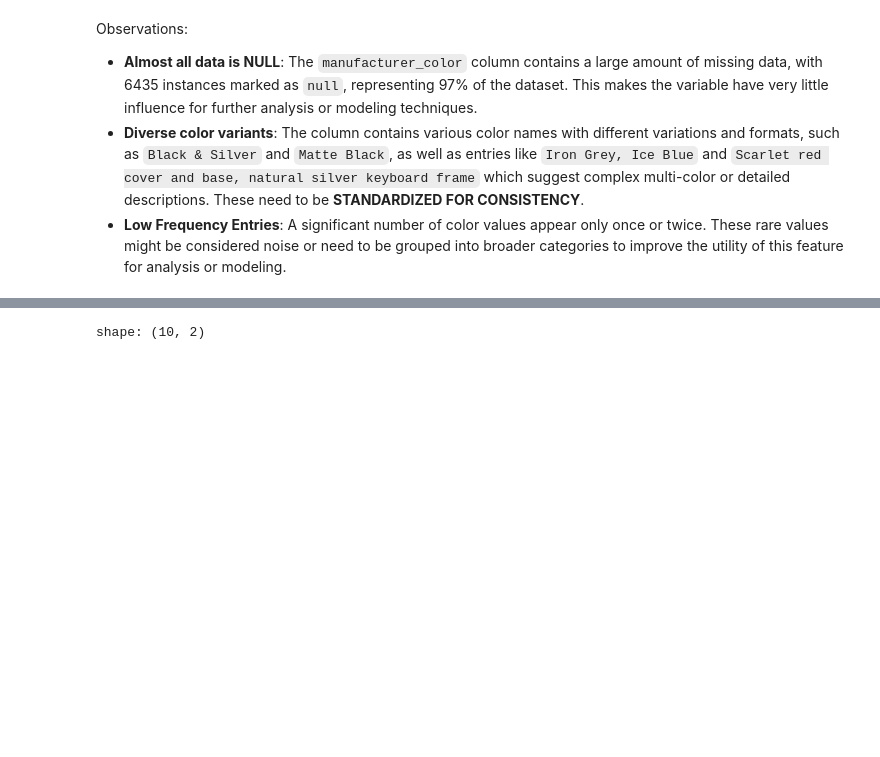
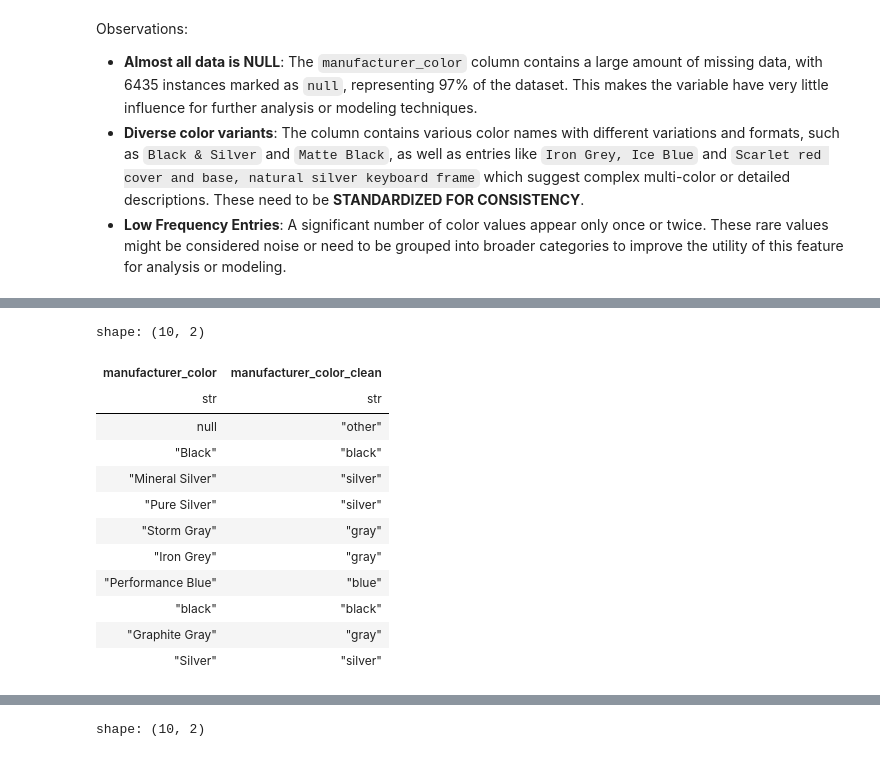
Before and after one commit to jxareas/laptop-price-catboost, a Jupyter notebook: notebooks/laptop_data_cleansing.ipynb, the cells around one changed output, grey strips where cells are left out. Drawn from its saved outputs; the diff is of its cells as text; code cells hidden in the pictures; blank space fills up the shorter version.

```diff
--- a/notebooks/laptop_data_cleansing.ipynb
+++ b/notebooks/laptop_data_cleansing.ipynb
@@ -1150,0 +1155,46 @@ def clean_color(color: str, color_list: list = valid_color_values) -> str:
+# %%
+# Creates an expression to search for valid colors
+valid_color_string_pattern = "|".join(re.escape(color) for color in valid_color_values)
+
+# Prepare the color column by converting to lowercase and applying the color replacements
+manufacturer_color_reformatted = (
+    pl.col('manufacturer_color')
+    .str.to_lowercase()
+    .replace(color_replace_map)
+)
+
+df = df.with_columns(
+    pl.coalesce(
+        # If color is valid then apply the `clean_color` function, and map its value to a valid color, multicolor or other (rare label, for invalid color categories)
+        pl.when(manufacturer_color_reformatted.str.contains(valid_color_string_pattern))
+        .then(manufacturer_color_reformatted.map_elements(clean_color, return_dtype=pl.Utf8)),
+        # If color value is set to multicolor, then return multicolor
+        pl.when(manufacturer_color_reformatted.eq('multicolor'))
+        .then(pl.lit('multicolor'))
+        # If value is not multicolor nor a single color,then assign it to `other`
+        .otherwise(pl.lit('other'))
+    )
+    .str.replace('grey', 'gray') # Naturally, we need to map grey to gray (or vice versa) as it represents the same color
+    .alias('manufacturer_color_clean')
+)
+
+df.select(
+    'manufacturer_color', 'manufacturer_color_clean'
+).unique(
+    subset='manufacturer_color',
+    maintain_order=True,
+).head(10)
+# %% [output]
+shape: (10, 2)
+| manufacturer_color | manufacturer_color_clean |
+| str | str |
+| null | "other" |
+| "Black" | "black" |
+| "Mineral Silver" | "silver" |
+| "Pure Silver" | "silver" |
+| "Storm Gray" | "gray" |
+| "Iron Grey" | "gray" |
+| "Performance Blue" | "blue" |
+| "black" | "black" |
+| "Graphite Gray" | "gray" |
+| "Silver" | "silver" |
```
Also changed, not shown: parts of 21 cells of this notebook, 1 other file.
